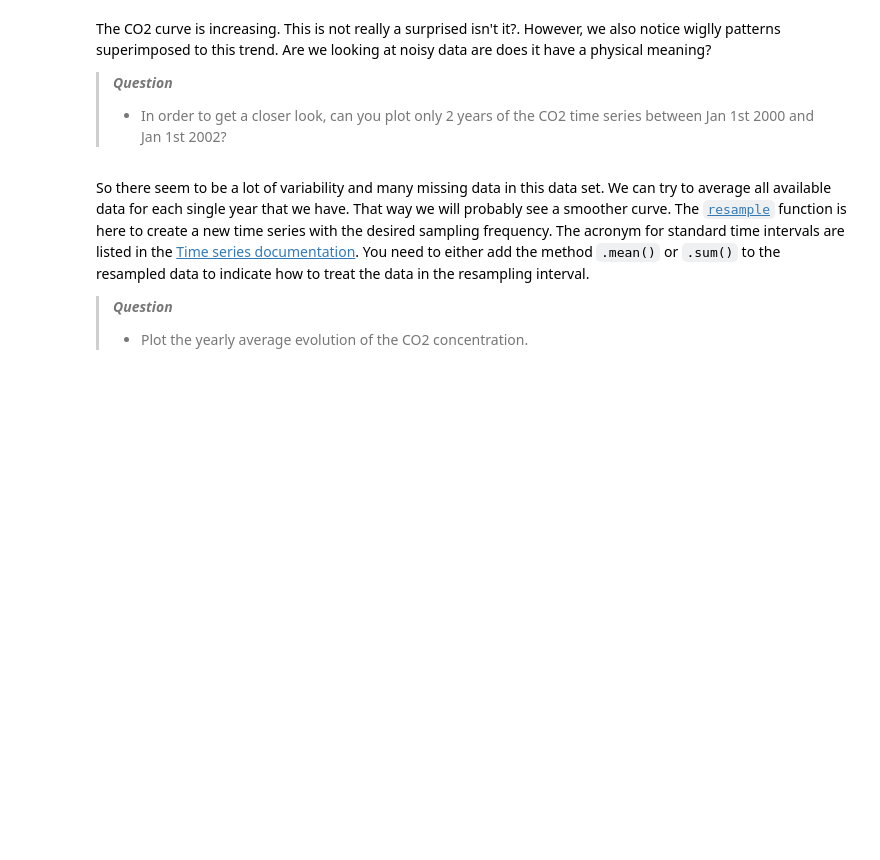
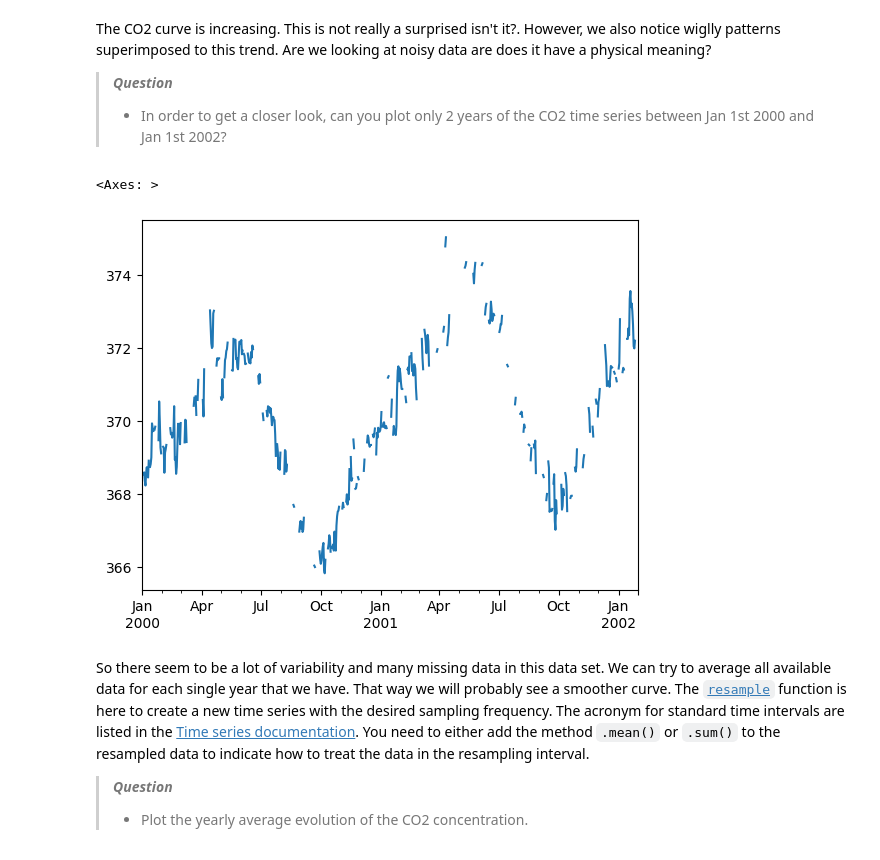
Before and after one commit to holguin2900/MEC-5107-EP-MachineLearning, a Jupyter notebook: 0-moodle/1_tutoriales/01_tutorial_introduction.ipynb, the cells around one changed output. Saved outputs shown, nothing was run; the diff lists cells and outputs as text; code cells hidden in the pictures; blank space fills up the shorter version.

```diff
--- a/0-moodle/1_tutoriales/01_tutorial_introduction.ipynb
+++ b/0-moodle/1_tutoriales/01_tutorial_introduction.ipynb
@@ -295,6 +391,11 @@ The CO2 curve is increasing. This is not really a surprised isn't it?. However,
 > - In order to get a closer look, can you plot only 2 years of the CO2 time series between Jan 1st 2000 and Jan 1st 2002?
 # %%
 #your answer here
+year0,year1 = '2000-01','2002-01'
+df.loc[year0:year1]["CO2"].plot()
+# %% [output]
+<Axes: >
+[figure, added]
 # %% [markdown]
 So there seem to be a lot of variability and many missing data in this data set. We can try to average all available data for each single year that we have. That way we will probably see a smoother curve. The [`resample`](https://pandas.pydata.org/docs/reference/api/pandas.DataFrame.resample.html) function is here to create a new time series with the desired sampling frequency. The acronym for standard time intervals are listed in the [Time series documentation](https://pandas.pydata.org/pandas-docs/stable/user_guide/timeseries.html#offset-aliases). You need to either add the method `.mean()` or `.sum()` to the resampled data to indicate how to treat the data in the resampling interval.
 
```
Also changed, not shown: parts of 23 cells of this notebook.
